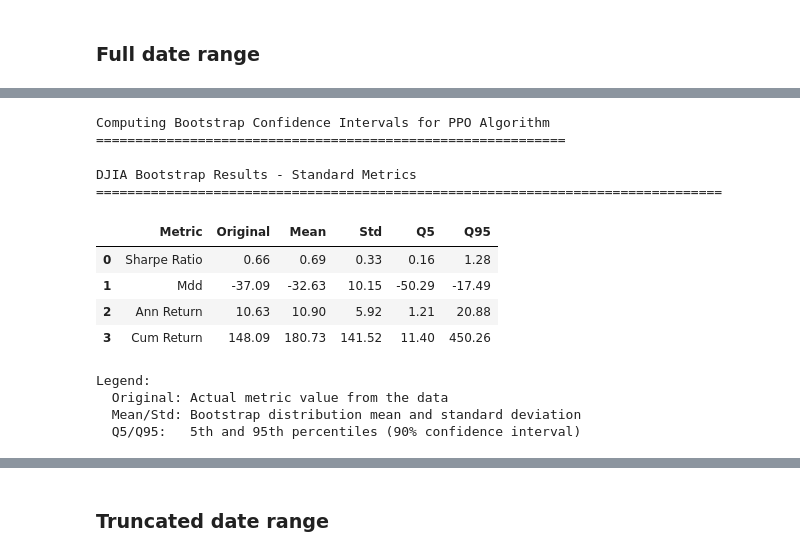
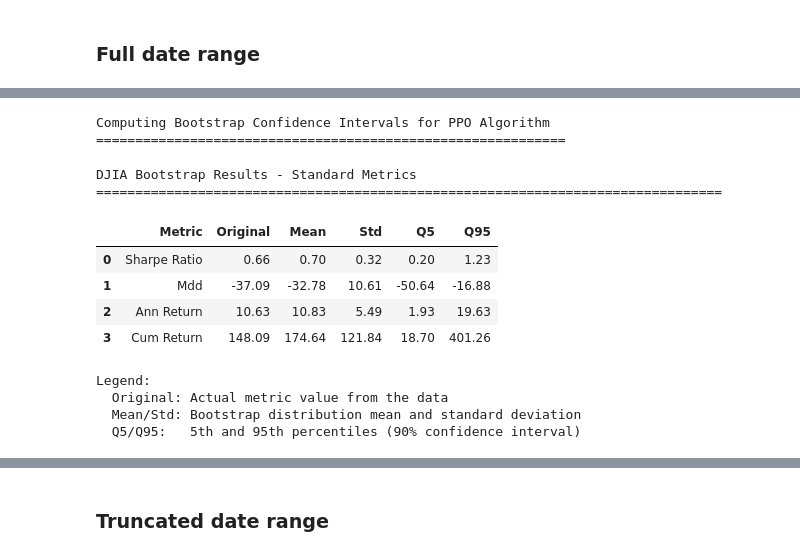
Before and after one commit to tony-pitchblack/FinRL, a Jupyter notebook: examples/finrl_dt_replicate_train_hft.ipynb, the cells around one changed output, grey strips where cells are left out. Saved outputs shown, nothing was run; the diff lists cells and outputs as text; code cells hidden in the pictures.

```diff
--- a/examples/finrl_dt_replicate_train_hft.ipynb
+++ b/examples/finrl_dt_replicate_train_hft.ipynb
@@ -8369,7 +8367,7 @@ def compute_var_cvar(
 # 3. Printing functions
 # -----------------------------------------------------------
 
-def print_metrics_aggregated(results, algorithm_name="Algorithm"):
+def print_metrics(results, algorithm_name="Algorithm"):
     """
     Print formatted bootstrap results for standard metrics.
     """
@@ -8936,15 +9064,32 @@ def plot_var_cvar_comparison(results_list, algorithm_names, start_date, end_date
 # %% [markdown]
 ## MC results
+# %%
+BOOTSTRAP_BLOCK_LENGTH = 20
+CHOSEN_HASH = 'bce6e29d4827f16d9145db5732178fe7a61dd9ef87f2a762b627a7ac3c920815'
+# %%
+def load_agg_account_values_df(hash):
+    run_list = config_hash_to_runs[hash]
+    last_run = get_last_finished_run(run_list)
+    artifacts_folders_per_run = load_artifacts(
+        last_run.id,
+        artifact_types=['agg_account_values_df'],
+        prepend_run_id=True
+    )
+    account_values_dir = artifacts_folders_per_run['agg_account_values_df'][-1]
+    account_values_file = account_values_dir / os.listdir(account_values_dir)[-1]
+    agg_account_values_df = pd.read_csv(account_values_file).drop(columns=['Unnamed: 0'])
+    agg_account_values_df['date'] = pd.to_datetime(agg_account_values_df['date'])
+    return agg_account_values_df
 # %% [markdown]
 ### Full date range
 # %%
-# Prepare the PPO series
+agg_account_values_df = load_agg_account_values_df(CHOSEN_HASH)
 model_series = prepare_series_with_datetime_index(agg_account_values_df, 'PPO')
 
 # Run complete bootstrap analysis
 model_results = stationary_bootstrap_metrics(
     account_values_series=model_series,
-    block_length=10,
+    block_length=BOOTSTRAP_BLOCK_LENGTH,
     n_bootstrap=1000,
     quantiles=[0.05, 0.95],
     random_state=42,
@@ -8954,5 +9099,5 @@ model_results = stationary_bootstrap_metrics(
 )
 
 # Print standard metrics
-print_metrics_aggregated(model_results['standard_metrics'], "PPO")
+print_metrics(model_results['standard_metrics'], "PPO")
 # %% [output]
@@ -8997,31 +9148,31 @@ Bootstrap Results (mean±std):
 # %%
 # Prepare the portfolio series
 portfolio_series = prepare_series_with_datetime_index(agg_account_values_df, 'DJIA')
 
 # Run complete bootstrap analysis
 portfolio_results = stationary_bootstrap_metrics(
     account_values_series=portfolio_series,
-    block_length=10,
+    block_length=BOOTSTRAP_BLOCK_LENGTH,
     n_bootstrap=1000,
     quantiles=[0.05, 0.95],
     random_state=42,
     var_quantiles=(0.01, 0.025, 0.05),
     var_horizons=(1, 11, 22, 63),
     include_var_cvar=True
 )
 
 # Print standard metrics
-print_metrics_aggregated(portfolio_results['standard_metrics'], "DJIA")
+print_metrics(portfolio_results['standard_metrics'], "DJIA")
 # %% [output]
 Computing Bootstrap Confidence Intervals for PPO Algorithm
 ============================================================
 DJIA Bootstrap Results - Standard Metrics
 ================================================================================
 |  | Metric | Original | Mean | Std | Q5 | Q95 |
-| 0 | Sharpe Ratio | 0.66 | 0.69 | 0.33 | 0.16 | 1.28 |
-| 1 | Mdd | -37.09 | -32.63 | 10.15 | -50.29 | -17.49 |
-| 2 | Ann Return | 10.63 | 10.90 | 5.92 | 1.21 | 20.88 |
-| 3 | Cum Return | 148.09 | 180.73 | 141.52 | 11.40 | 450.26 |
+| 0 | Sharpe Ratio | 0.66 | 0.70 | 0.32 | 0.20 | 1.23 |
+| 1 | Mdd | -37.09 | -32.78 | 10.61 | -50.64 | -16.88 |
+| 2 | Ann Return | 10.63 | 10.83 | 5.49 | 1.93 | 19.63 |
+| 3 | Cum Return | 148.09 | 174.64 | 121.84 | 18.70 | 401.26 |
 Legend:
   Original: Actual metric value from the data
   Mean/Std: Bootstrap distribution mean and standard deviation
```
Also changed, not shown: parts of 41 cells of this notebook.
